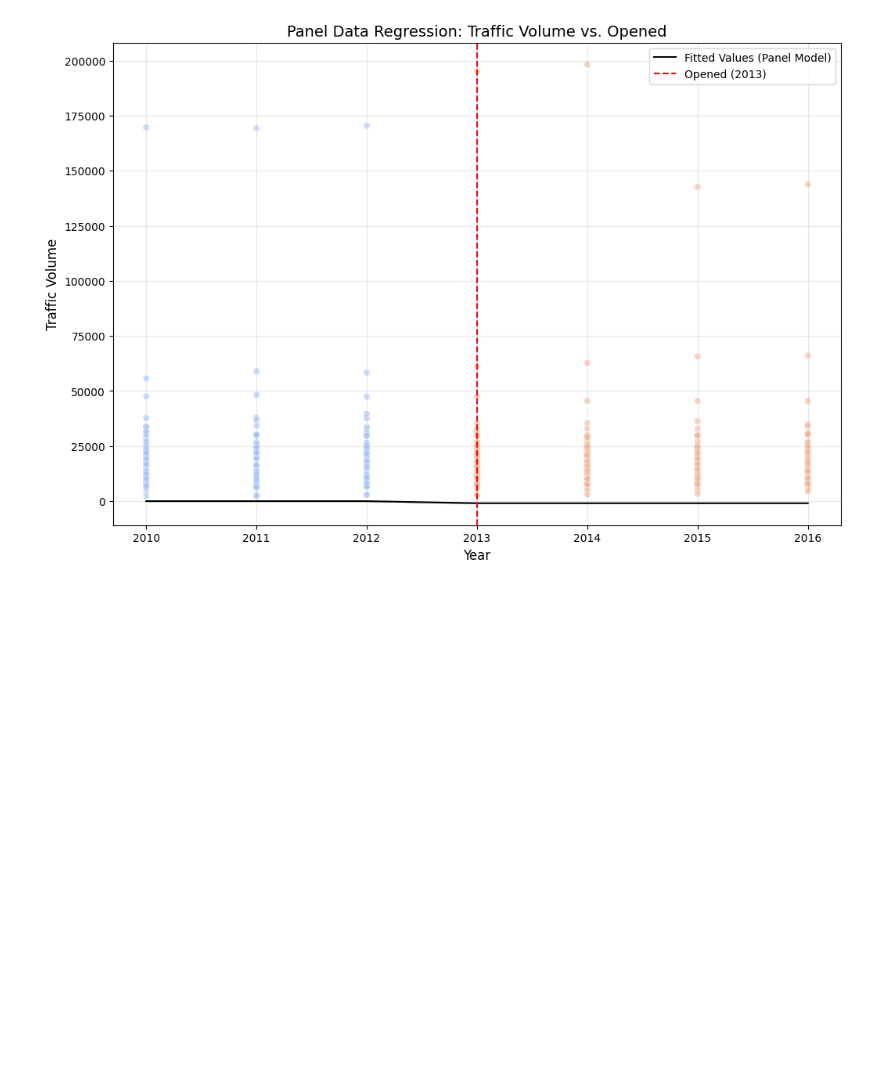
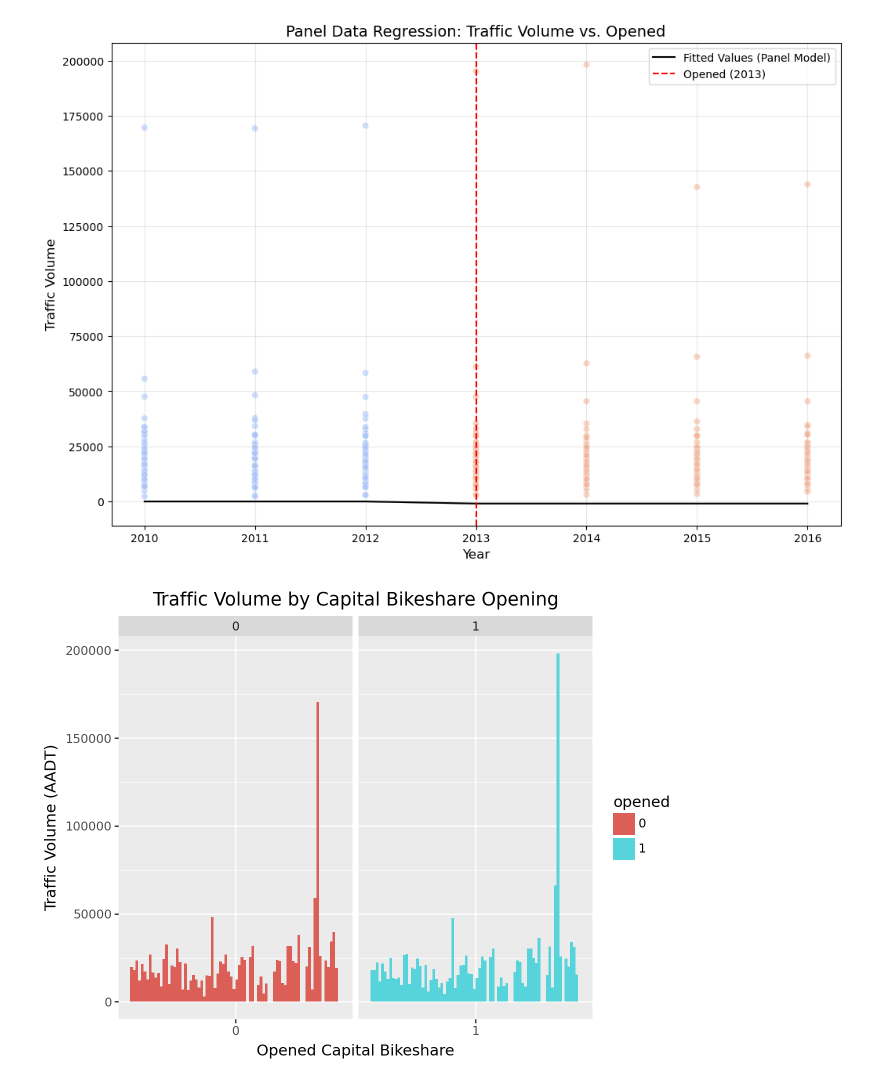
Before and after one commit to IbadatJarg/PPOL5203-Final_Project_Bikeshare, a Jupyter notebook: scripts/04_exploratory_data_analysis.ipynb, the cells around one changed output. Cells and saved outputs as stored; diff of their text form; code cells hidden in the pictures; blank space fills up the shorter version.

Commit message:
panel ols visualizations

```diff
--- a/scripts/04_exploratory_data_analysis.ipynb
+++ b/scripts/04_exploratory_data_analysis.ipynb
@@ -326,0 +330,14 @@ plt.legend()
+# %%
+long_reset = long_df.reset_index()
+# %%
+long_reset["opened"] = pd.Categorical(long_reset['opened'], categories=[0, 1])
+# %%
+(
+ggplot(data = long_reset) +
+    geom_col(mapping = aes(x = "opened", y  = "traffic_volume", group = "id", fill = "opened"), position = position_dodge()) +
+    facet_wrap('~opened', scales='free_x') +
+    labs(x = "Opened Capital Bikeshare", y = "Traffic Volume (AADT)", title = "Traffic Volume by Capital Bikeshare Opening",
+        fill = "opened")
+)
+# %% [output]
+[figure, added]
```
Also changed, not shown: parts of 10 cells of this notebook.
